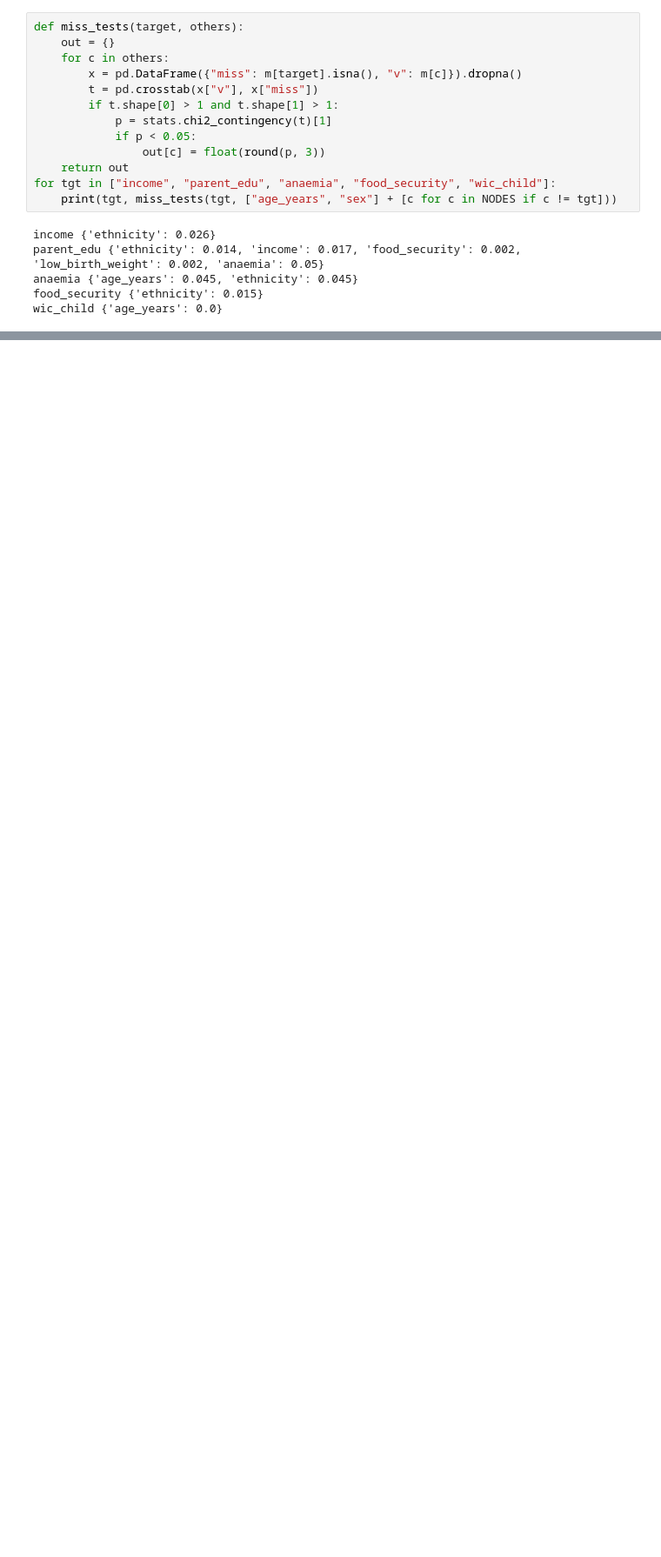
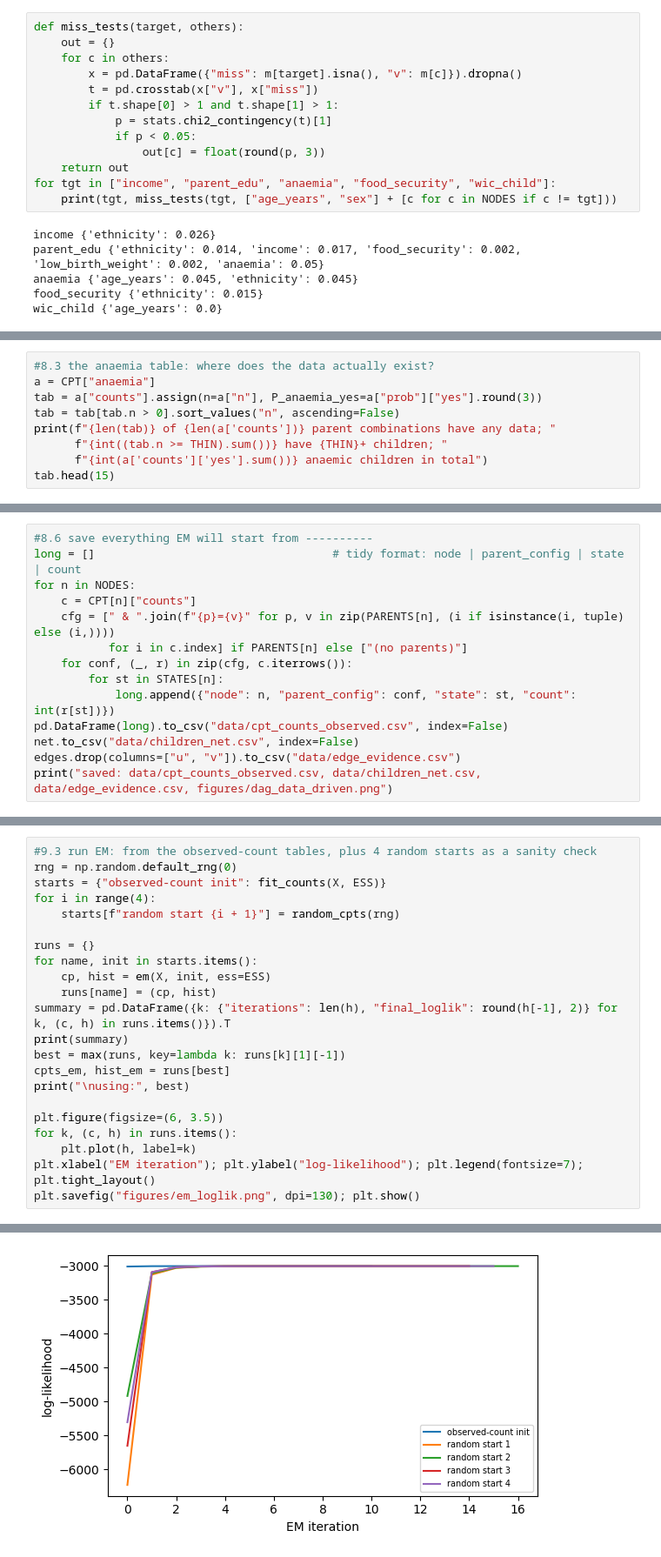
Before and after one commit to yashita-mishra/AI-Project-Child-Nutrition, a Jupyter notebook: 02_features_and_eda.ipynb, the cells around one changed output, grey strips where cells are left out. Shown at 87% size. Drawn from its saved outputs; the diff is of its cells as text; blank space fills up the shorter version.

```diff
--- a/02_features_and_eda.ipynb
+++ b/02_features_and_eda.ipynb
@@ -198,0 +289,9 @@ wic_child {'age_years': 0.0}
+# %%
+#8.3 the anaemia table: where does the data actually exist?
+a = CPT["anaemia"]
+tab = a["counts"].assign(n=a["n"], P_anaemia_yes=a["prob"]["yes"].round(3))
+tab = tab[tab.n > 0].sort_values("n", ascending=False)
+print(f"{len(tab)} of {len(a['counts'])} parent combinations have any data; "
+      f"{int((tab.n >= THIN).sum())} have {THIN}+ children; "
+      f"{int(a['counts']['yes'].sum())} anaemic children in total")
+tab.head(15)
@@ -198,0 +428,14 @@ wic_child {'age_years': 0.0}
+# %%
+#8.6 save everything EM will start from ----------
+long = []                                   # tidy format: node | parent_config | state | count
+for n in NODES:
+    c = CPT[n]["counts"]
+    cfg = [" & ".join(f"{p}={v}" for p, v in zip(PARENTS[n], (i if isinstance(i, tuple) else (i,))))
+           for i in c.index] if PARENTS[n] else ["(no parents)"]
+    for conf, (_, r) in zip(cfg, c.iterrows()):
+        for st in STATES[n]:
+            long.append({"node": n, "parent_config": conf, "state": st, "count": int(r[st])})
+pd.DataFrame(long).to_csv("data/cpt_counts_observed.csv", index=False)
+net.to_csv("data/children_net.csv", index=False)
+edges.drop(columns=["u", "v"]).to_csv("data/edge_evidence.csv")
+print("saved: data/cpt_counts_observed.csv, data/children_net.csv, data/edge_evidence.csv, figures/dag_data_driven.png")
@@ -198,0 +557,23 @@ wic_child {'age_years': 0.0}
+# %%
+#9.3 run EM: from the observed-count tables, plus 4 random starts as a sanity check
+rng = np.random.default_rng(0)
+starts = {"observed-count init": fit_counts(X, ESS)}
+for i in range(4):
+    starts[f"random start {i + 1}"] = random_cpts(rng)
+
+runs = {}
+for name, init in starts.items():
+    cp, hist = em(X, init, ess=ESS)
+    runs[name] = (cp, hist)
+summary = pd.DataFrame({k: {"iterations": len(h), "final_loglik": round(h[-1], 2)} for k, (c, h) in runs.items()}).T
+print(summary)
+best = max(runs, key=lambda k: runs[k][1][-1])
+cpts_em, hist_em = runs[best]
+print("\nusing:", best)
+
+plt.figure(figsize=(6, 3.5))
+for k, (c, h) in runs.items():
+    plt.plot(h, label=k)
+plt.xlabel("EM iteration"); plt.ylabel("log-likelihood"); plt.legend(fontsize=7); plt.tight_layout()
+plt.savefig("figures/em_loglik.png", dpi=130); plt.show()
+# %% [output]
@@ -198,0 +588 @@ wic_child {'age_years': 0.0}
+[figure, added]
```
Also changed, not shown: parts of 19 cells of this notebook.
